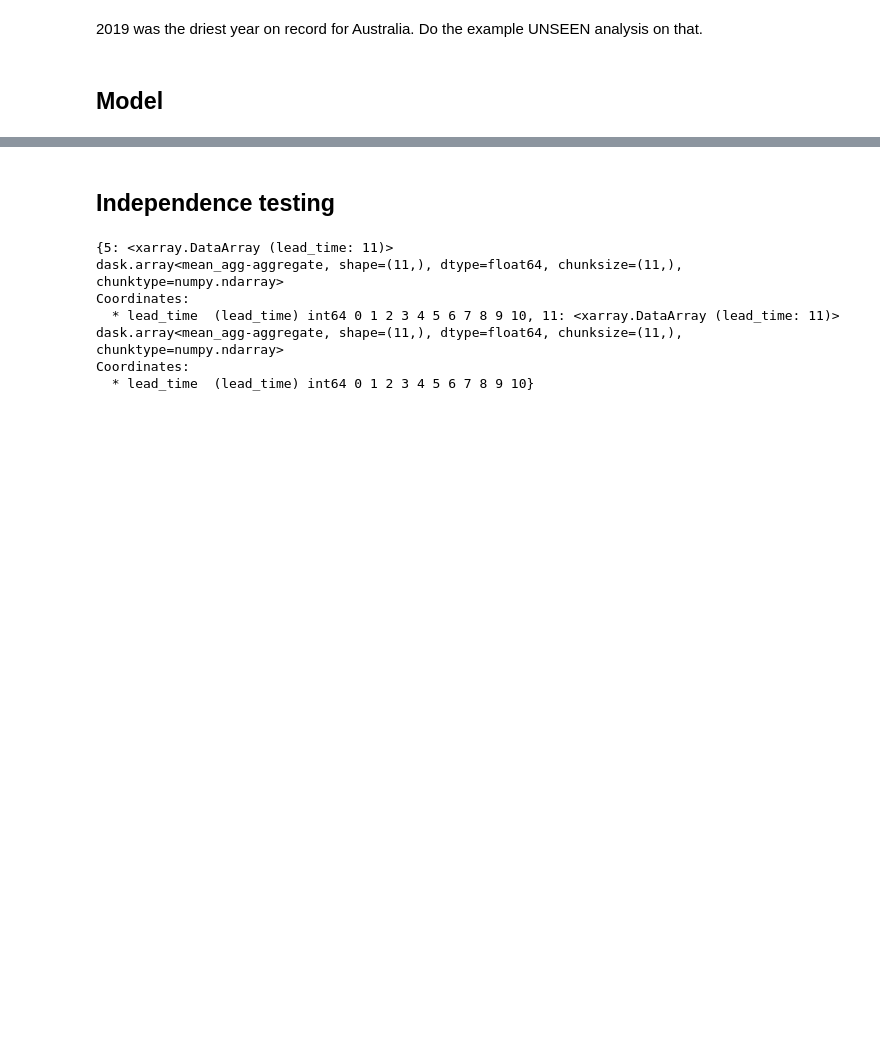
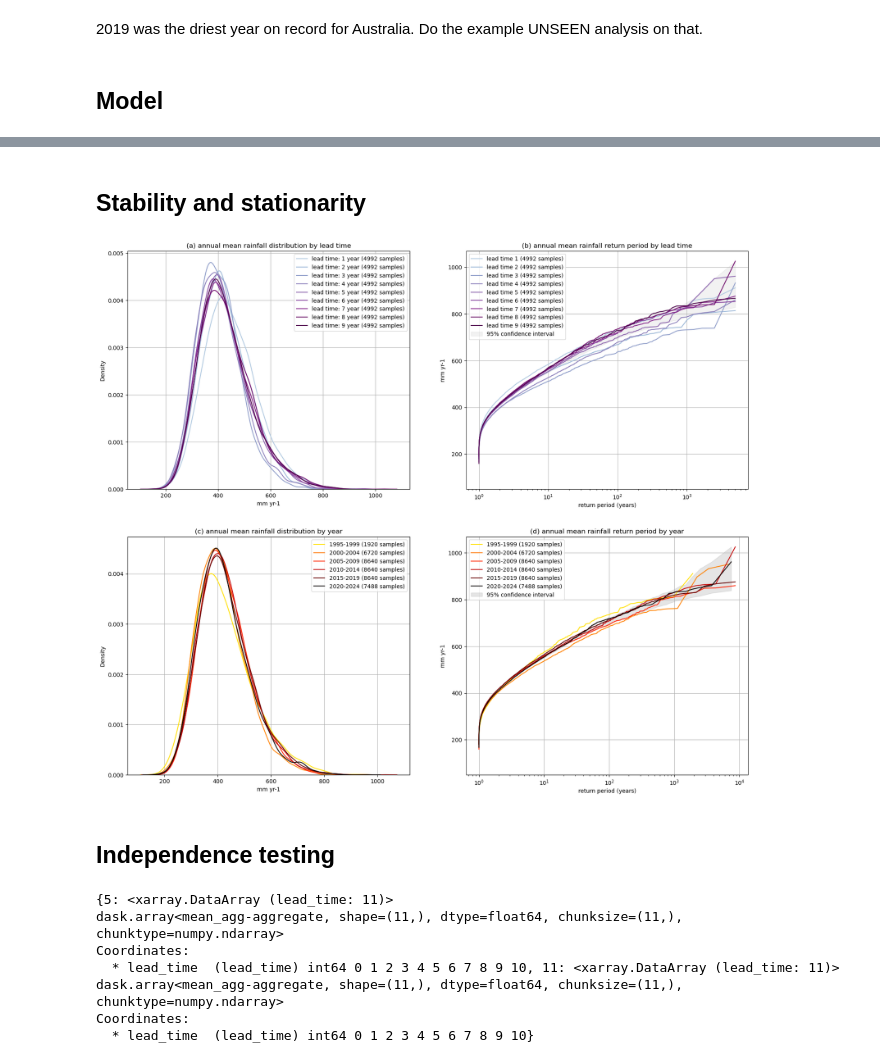
Before and after one commit to AusClimateService/unseen, a Jupyter notebook: docs/user_guide/worked_example.ipynb, the cells around one changed output, grey strips where cells are left out. Saved outputs shown, nothing was run; the diff lists cells and outputs as text; code cells hidden in the pictures; blank space fills up the shorter version.

```diff
--- a/docs/user_guide/worked_example.ipynb
+++ b/docs/user_guide/worked_example.ipynb
@@ -200,3 +171,17 @@ array([         nan, 295.25228011, 324.1255393 , 450.45456505,
+# %% [markdown]
+## Stability and stationarity
+# %%
+stability.create_plot(
+    cafe_ds['pr'],
+    'annual mean rainfall',
+    [1995, 2000, 2005, 2010, 2015, 2020],
+    outfile='wheatbelt_stability.png',
+    uncertainty=True,
+    return_method='empirical',
+    ymax=None,
+)
+# %% [output]
+[figure, added]
 # %% [markdown]
 ## Independence testing
 # %%
```
Also changed, not shown: parts of 44 cells of this notebook, 8 other files.
